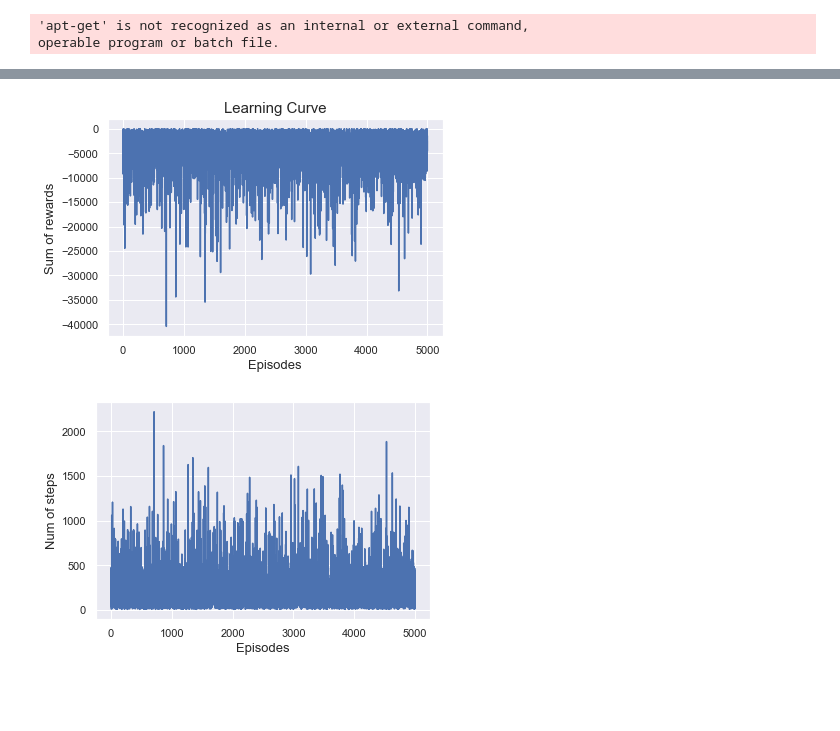
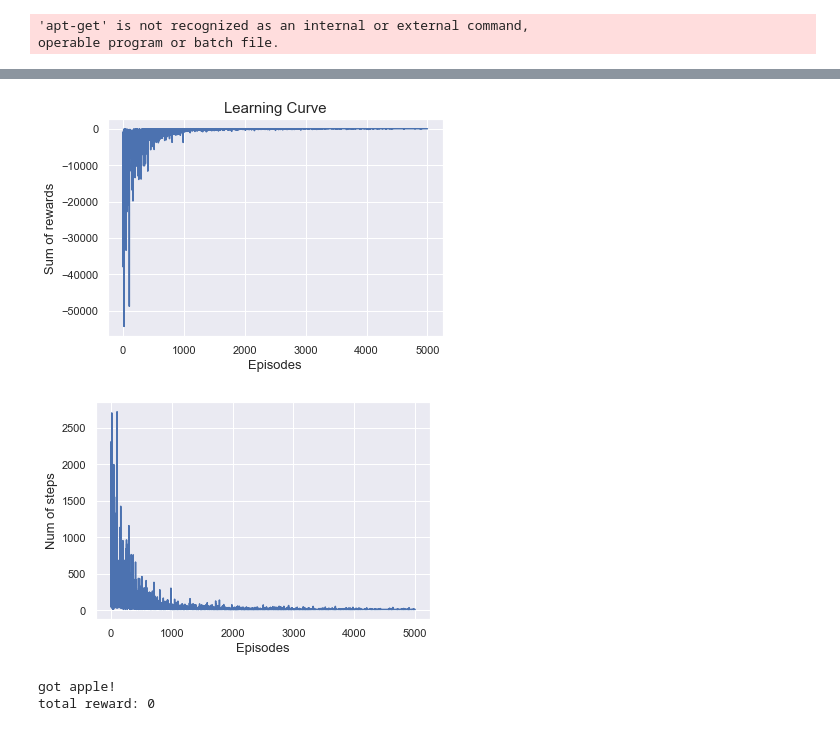
Before and after one commit to ArmOn007/Snake-And-Apple, a Jupyter notebook: main.ipynb, the cells around one changed output, grey strips where cells are left out. Saved outputs shown, nothing was run; the diff lists cells and outputs as text; code cells hidden in the pictures; blank space fills up the shorter version.

```diff
--- a/main.ipynb
+++ b/main.ipynb
@@ -395,18 +395,16 @@ class QL:
         plt.ylabel('Num of steps', fontsize = 13)
         plt.show()
 
-    def learnStochastic(self, env, max_itr, alpha, gamma):
+    def learnStochastic(self, env, max_itr):
         env.plot = False
         env.start()
         rewards = []
         steps = []
-        epsilon = 1
         for epoch in range(max_itr):
             if not epoch == 0:
                 env.reset()
             sum_reward = 0
             n_step = 0
-            epsilon /= (0.01**(-1/max_itr))
             while True:
                 state, heading = env.get_state_and_heading()
                 # choose random action (explore)
@@ -516,3 +514,7 @@ class QL:
             steps.append(n_step)
         self.plot_rewards(rewards)
         self.plot_steps(steps)
+# %%
+env = SnakeAndApple()
+learning = QL()
+learning.learnStochastic(env, max_itr=1000)
@@ -519,9 +524,10 @@ class QL:
 # %%
-env = SnakeAndApple()
-learning = QL()
 # aplha: learning_rate
 # gamma: discount factor
-learning.learnStochastic(env, max_itr=5000, alpha=0.1, gamma=0.6)
+learning.learnQ(env, max_itr=5000, alpha=0.1, gamma=0.6)
+env.play_with_q(max_itr=1000, q_table=learning.q_table)
 # %% [output]
-[figure, old version]
+[figure, new version]
-[figure, old version]
+[figure, new version]
+got apple!
+total reward: 0
```
Also changed, not shown: parts of 6 cells of this notebook.
